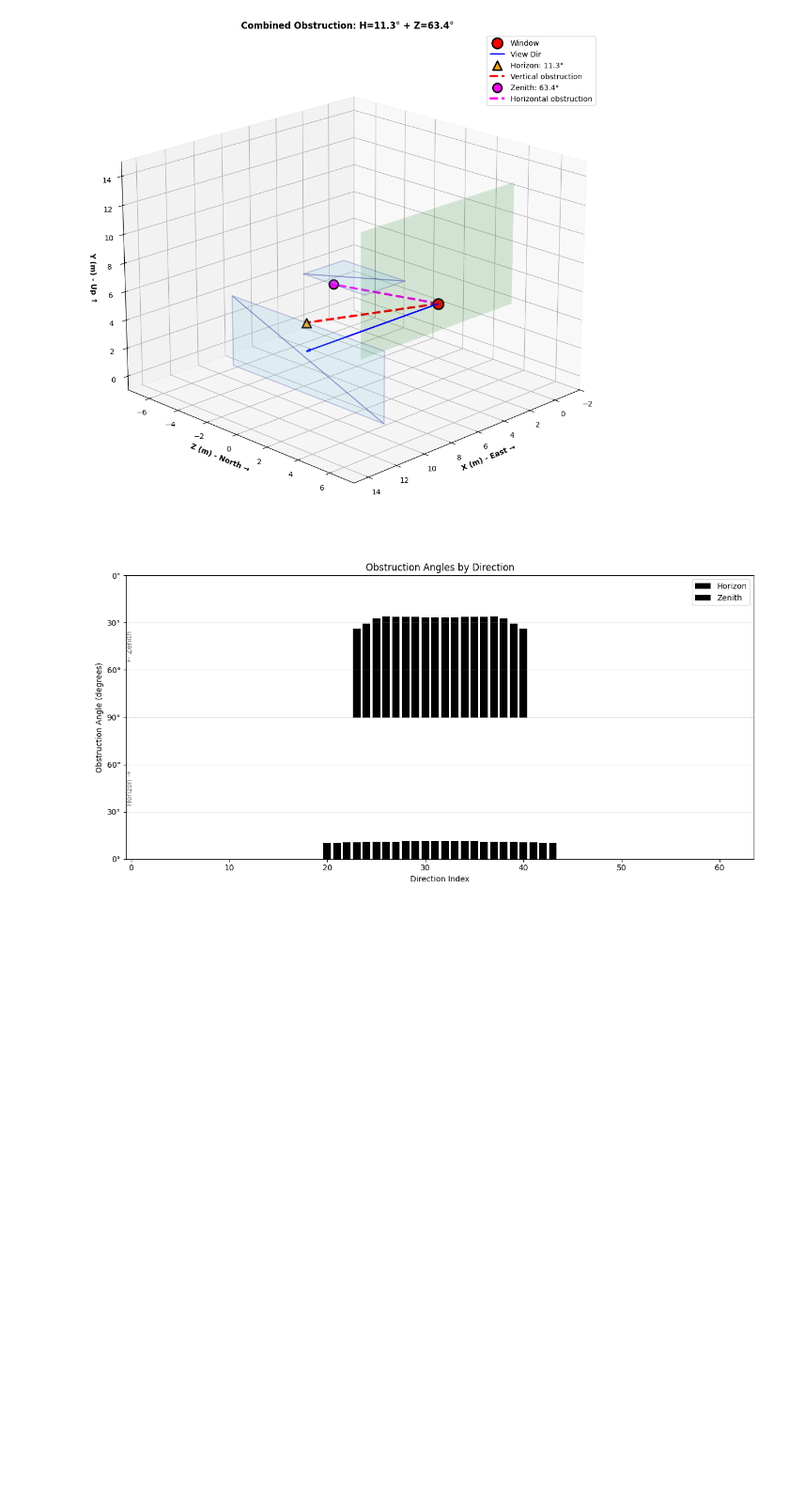
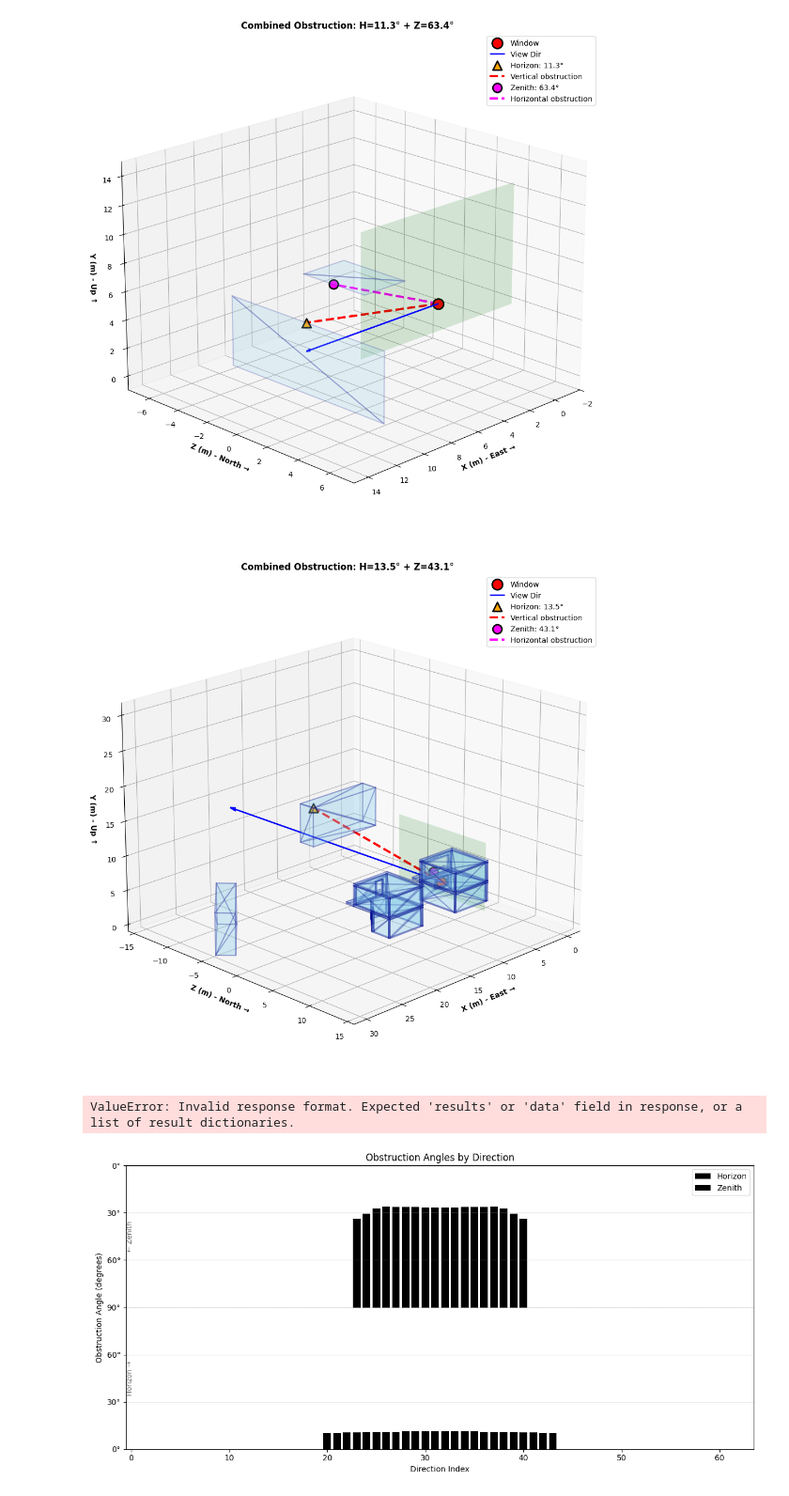
Before and after one commit to upskiller-xyz/server_obstruction, a Jupyter notebook: example/dev.ipynb, the cells around one changed output. Shown at 94% size. Cells and saved outputs as stored; diff of their text form; code cells hidden in the pictures; blank space fills up the shorter version.

```diff
--- a/example/dev.ipynb
+++ b/example/dev.ipynb
@@ -247,4 +296,42 @@ else:
     print("Skipping visualization - obstruction calculation failed")
 # %% [output]
 [figure]
+# %%
+import json
+
+with open("../assets/sample3/room_333834_run_request.json", "r") as f:
+    req = json.load(f)
+# %%
+req = {
+    "x": 2.7,
+    "y": 1.1,
+    "z": 2.285,
+    "direction_angle": -1.5708,
+    "mesh": req["mesh"]
+}
+# %%
+response = requests.post(f"{SERVER_URL}/obstruction", json=req)
+both_result = response.json()
+horizon_data = both_result["data"]["horizon"]
+zenith_data = both_result["data"]["zenith"]
+# %%
+visualizer = CombinedObstructionVisualizer(
+    window_center=[req['x'], req['y'], req['z']],
+    direction_angle=req['direction_angle'],
+    mesh_vertices=req['mesh']
+)
+
+fig = plt.figure(figsize=(16, 10))
+ax = fig.add_subplot(111, projection='3d')
+visualizer.visualize(ax, horizon_data, zenith_data)
+plt.tight_layout()
+plt.show()
+# %% [output]
+[figure, added]
+# %%
+response = requests.post(f"{SERVER_URL}/obstruction_parallel", json=req)
+both_result = response.json()
+ObstructionVisualizer.make(both_result)
+# %% [output]
+ValueError: Invalid response format. Expected 'results' or 'data' field in response, or a list of result dictionaries.
 # %%
```
Also changed, not shown: parts of 11 cells of this notebook, 6 other files.
